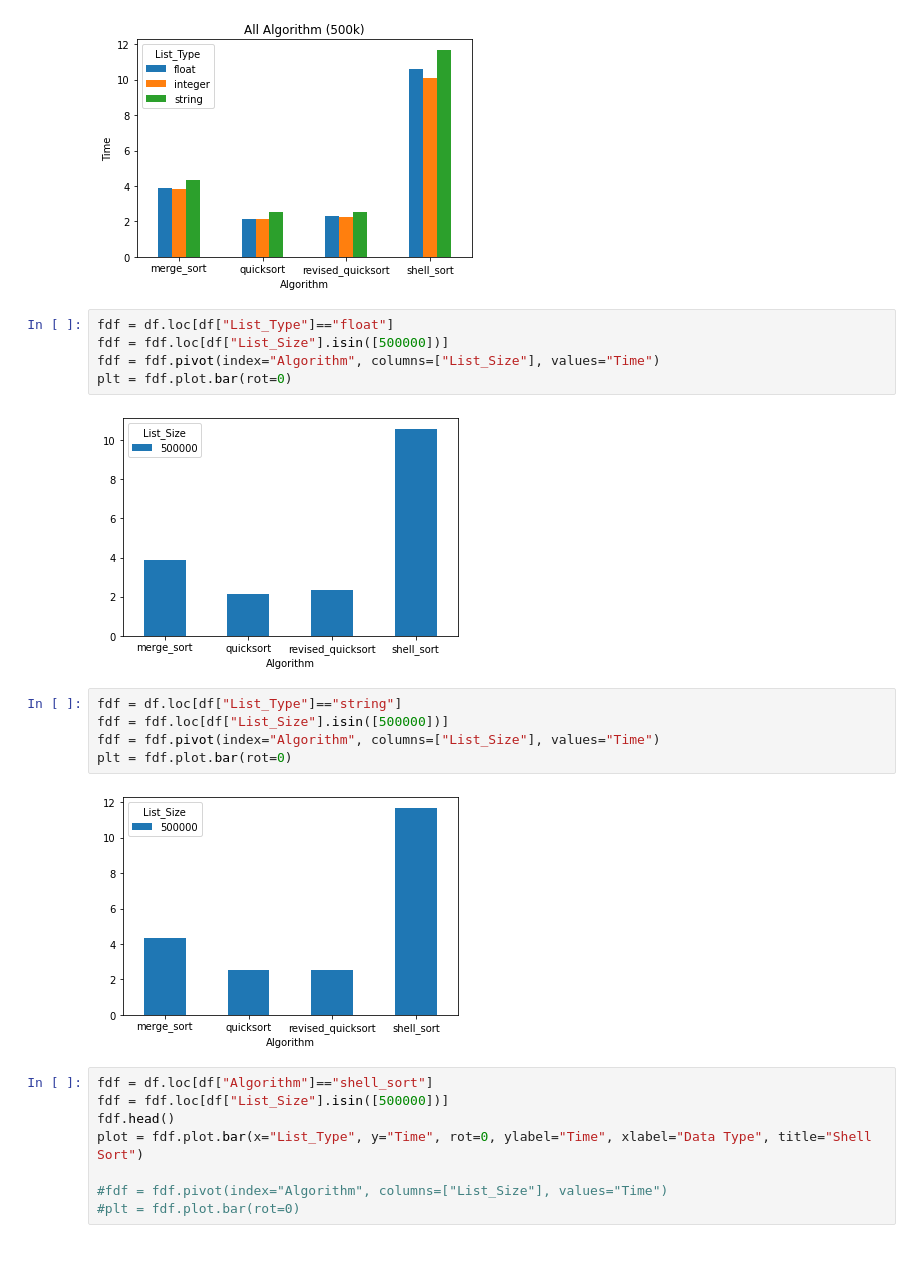
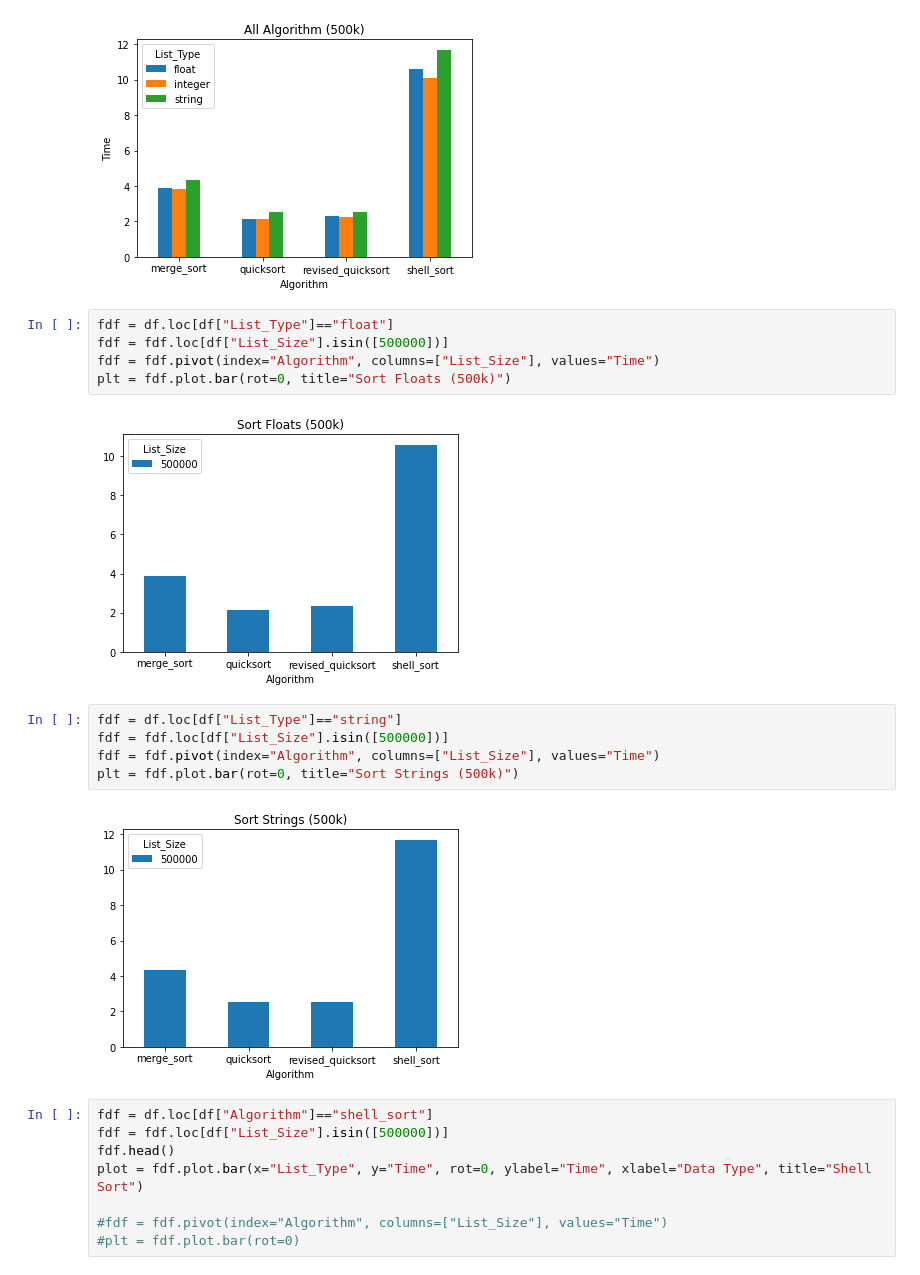
Before and after one commit to doofusdavid/CSC506_Module8_PortfolioProject, a Jupyter notebook: Graphing.ipynb, the cells around one changed output. Drawn from its saved outputs; the diff is of its cells as text.

```diff
--- a/Graphing.ipynb
+++ b/Graphing.ipynb
@@ -44,17 +44,17 @@ filtereddf.plot.bar(rot=0, ylabel="Time", title="All Algorithm (500k)")
 # %%
 fdf = df.loc[df["List_Type"]=="float"]
 fdf = fdf.loc[df["List_Size"].isin([500000])]
 fdf = fdf.pivot(index="Algorithm", columns=["List_Size"], values="Time")
-plt = fdf.plot.bar(rot=0)
+plt = fdf.plot.bar(rot=0, title="Sort Floats (500k)")
 # %% [output]
-[figure, old version]
+[figure, new version]
 # %%
 fdf = df.loc[df["List_Type"]=="string"]
 fdf = fdf.loc[df["List_Size"].isin([500000])]
 fdf = fdf.pivot(index="Algorithm", columns=["List_Size"], values="Time")
-plt = fdf.plot.bar(rot=0)
+plt = fdf.plot.bar(rot=0, title="Sort Strings (500k)")
 # %% [output]
-[figure, old version]
+[figure, new version]
 # %%
 fdf = df.loc[df["Algorithm"]=="shell_sort"]
 fdf = fdf.loc[df["List_Size"].isin([500000])]
```
Also changed, not shown: parts of 1 cell of this notebook, 5 other files.
